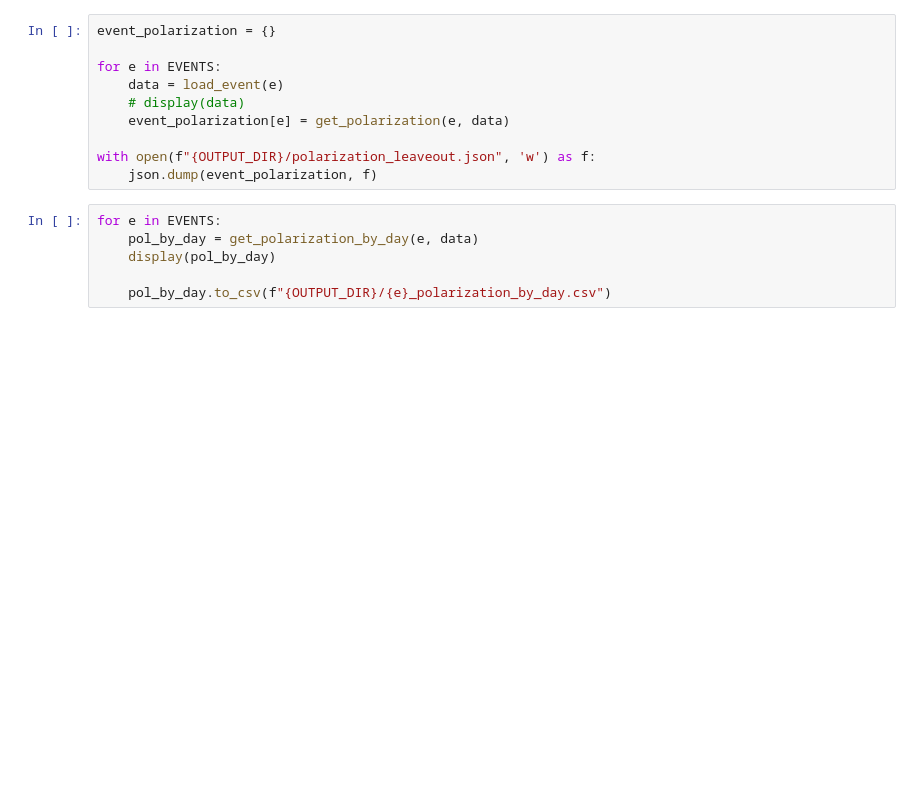
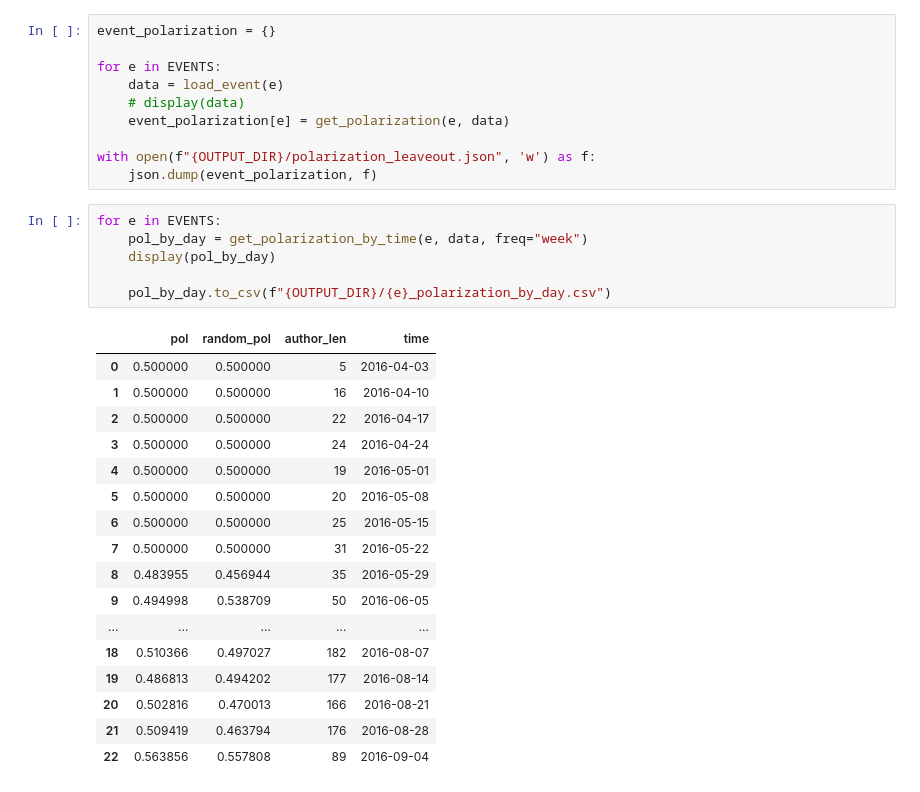
Before and after one commit to xavoliva/anlp_project, a Jupyter notebook: event_polarization.ipynb, the cells around one changed output. Cells and saved outputs as stored; diff of their text form; blank space fills up the shorter version.

```diff
--- a/event_polarization.ipynb
+++ b/event_polarization.ipynb
@@ -22,10 +25,28 @@ with open(f"{OUTPUT_DIR}/polarization_leaveout.json", 'w') as f:
     json.dump(event_polarization, f)
 # %%
 for e in EVENTS:
-    pol_by_day = get_polarization_by_day(e, data)
+    pol_by_day = get_polarization_by_time(e, data, freq="week")
     display(pol_by_day)
 
     pol_by_day.to_csv(f"{OUTPUT_DIR}/{e}_polarization_by_day.csv")
+# %% [output]
+|  | pol | random_pol | author_len | time |
+| 0 | 0.500000 | 0.500000 | 5 | 2016-04-03 |
+| 1 | 0.500000 | 0.500000 | 16 | 2016-04-10 |
+| 2 | 0.500000 | 0.500000 | 22 | 2016-04-17 |
+| 3 | 0.500000 | 0.500000 | 24 | 2016-04-24 |
+| 4 | 0.500000 | 0.500000 | 19 | 2016-05-01 |
+| 5 | 0.500000 | 0.500000 | 20 | 2016-05-08 |
+| 6 | 0.500000 | 0.500000 | 25 | 2016-05-15 |
+| 7 | 0.500000 | 0.500000 | 31 | 2016-05-22 |
+| 8 | 0.483955 | 0.456944 | 35 | 2016-05-29 |
+| 9 | 0.494998 | 0.538709 | 50 | 2016-06-05 |
+| ... | ... | ... | ... | ... |
+| 18 | 0.510366 | 0.497027 | 182 | 2016-08-07 |
+| 19 | 0.486813 | 0.494202 | 177 | 2016-08-14 |
+| 20 | 0.502816 | 0.470013 | 166 | 2016-08-21 |
+| 21 | 0.509419 | 0.463794 | 176 | 2016-08-28 |
+| 22 | 0.563856 | 0.557808 | 89 | 2016-09-04 |
 # %%
 # Plot
 
```
Also changed, not shown: parts of 3 cells of this notebook, 8 other files.
